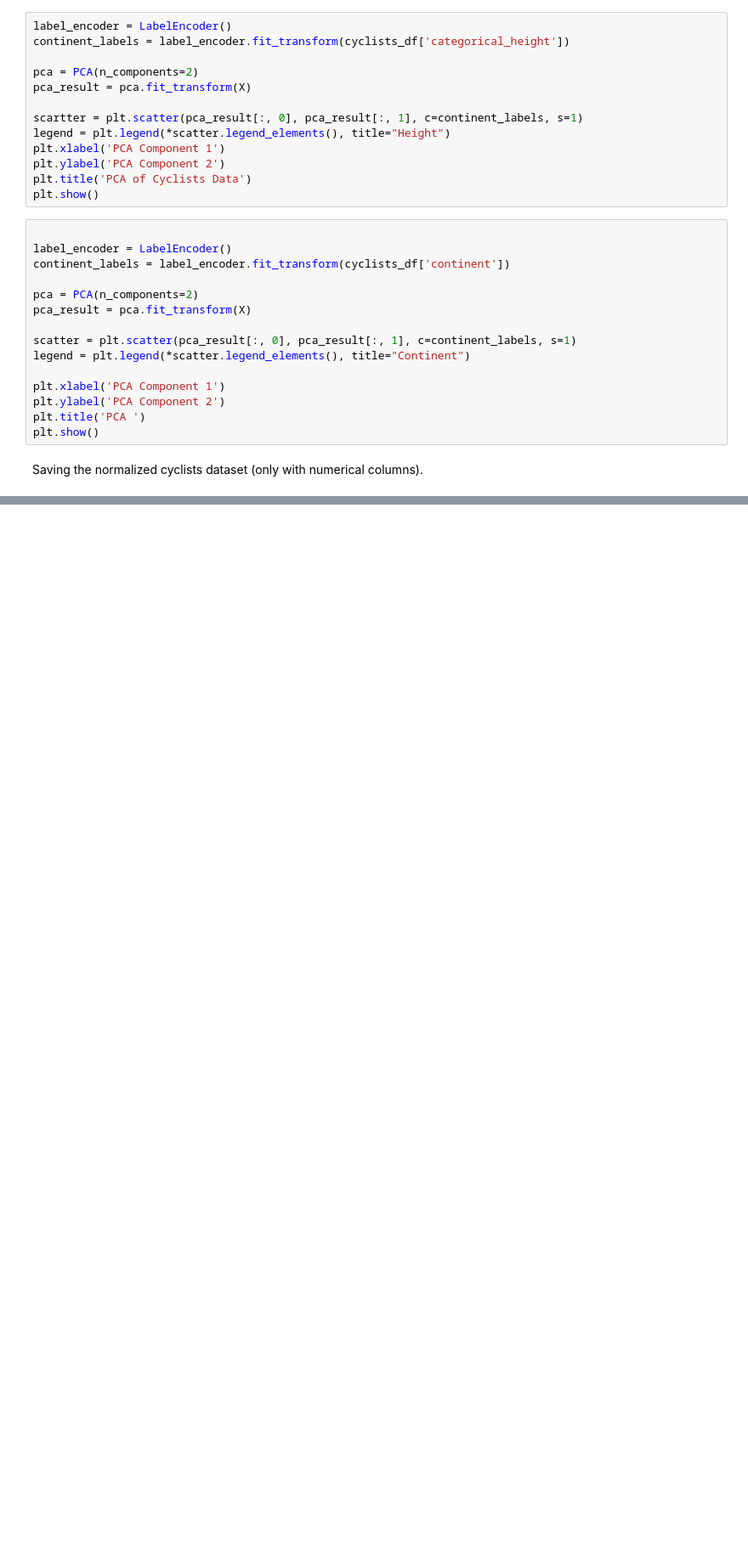
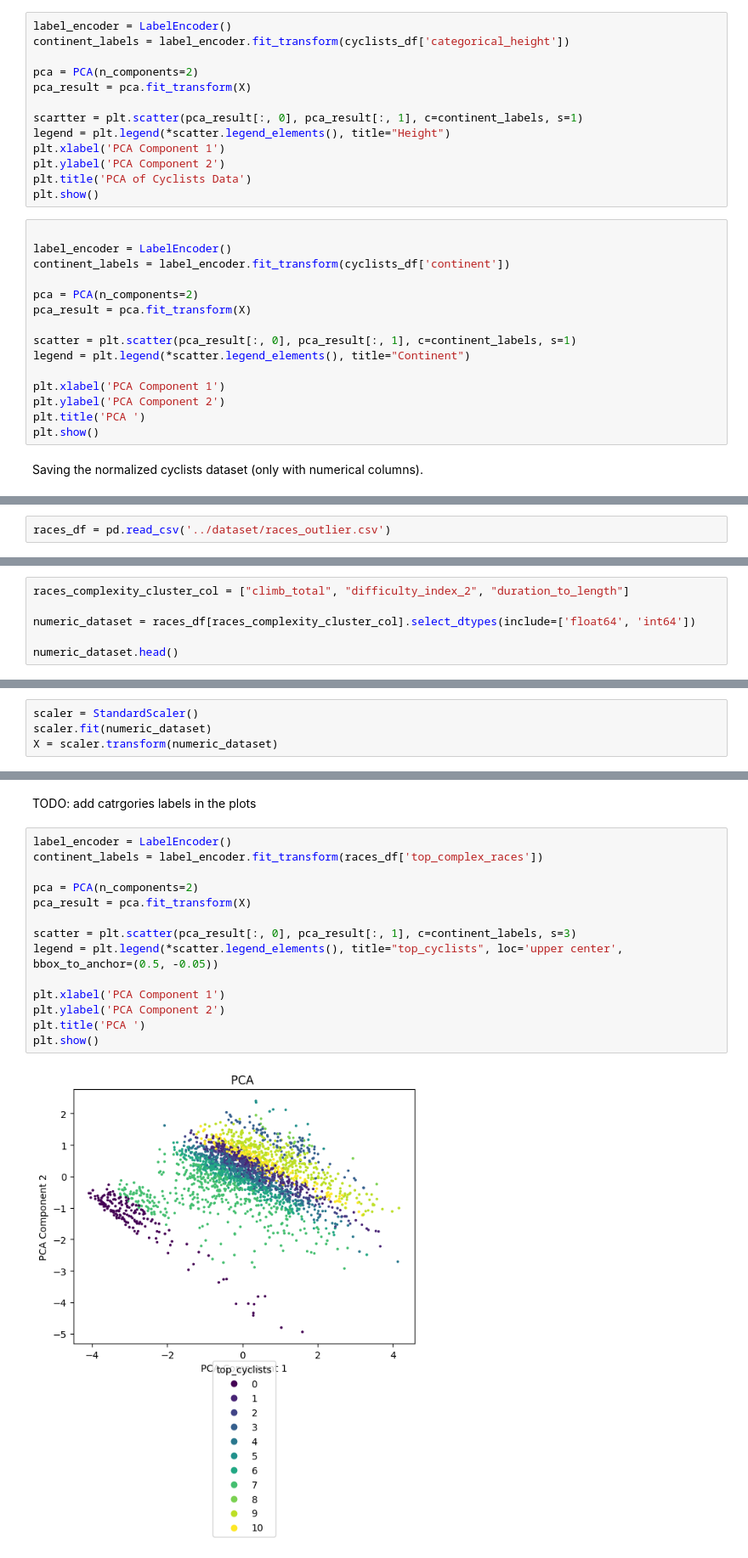
Before and after one commit to effepielle/dm_project24_group_0, a Jupyter notebook: TASK3/preliminar_clustering_analysis.ipynb, the cells around one changed output, grey strips where cells are left out. Shown at 85% size. Drawn from its saved outputs; the diff is of its cells as text; blank space fills up the shorter version.

```diff
--- a/TASK3/preliminar_clustering_analysis.ipynb
+++ b/TASK3/preliminar_clustering_analysis.ipynb
@@ -80,0 +80,2 @@ normalized_df.to_csv('../dataset/normalized_cyclists_dataset.csv', index=False)
+# %%
+races_df = pd.read_csv('../dataset/races_outlier.csv')
@@ -80,0 +84,6 @@ normalized_df.to_csv('../dataset/normalized_cyclists_dataset.csv', index=False)
+# %%
+races_complexity_cluster_col = ["climb_total", "difficulty_index_2", "duration_to_length"]
+
+numeric_dataset = races_df[races_complexity_cluster_col].select_dtypes(include=['float64', 'int64'])
+
+numeric_dataset.head()
@@ -80,0 +97,4 @@ normalized_df.to_csv('../dataset/normalized_cyclists_dataset.csv', index=False)
+# %%
+scaler = StandardScaler()
+scaler.fit(numeric_dataset)
+X = scaler.transform(numeric_dataset)
@@ -80,0 +105,18 @@ normalized_df.to_csv('../dataset/normalized_cyclists_dataset.csv', index=False)
+# %% [markdown]
+TODO: add catrgories labels in the plots
+# %%
+label_encoder = LabelEncoder()
+continent_labels = label_encoder.fit_transform(races_df['top_complex_races'])
+
+pca = PCA(n_components=2)
+pca_result = pca.fit_transform(X)
+
+scatter = plt.scatter(pca_result[:, 0], pca_result[:, 1], c=continent_labels, s=3)
+legend = plt.legend(*scatter.legend_elements(), title="top_cyclists", loc='upper center', bbox_to_anchor=(0.5, -0.05))
+
+plt.xlabel('PCA Component 1')
+plt.ylabel('PCA Component 2')
+plt.title('PCA ')
+plt.show()
+# %% [output]
+[figure, added]
```
Also changed, not shown: parts of 9 cells of this notebook, 2 other files.
